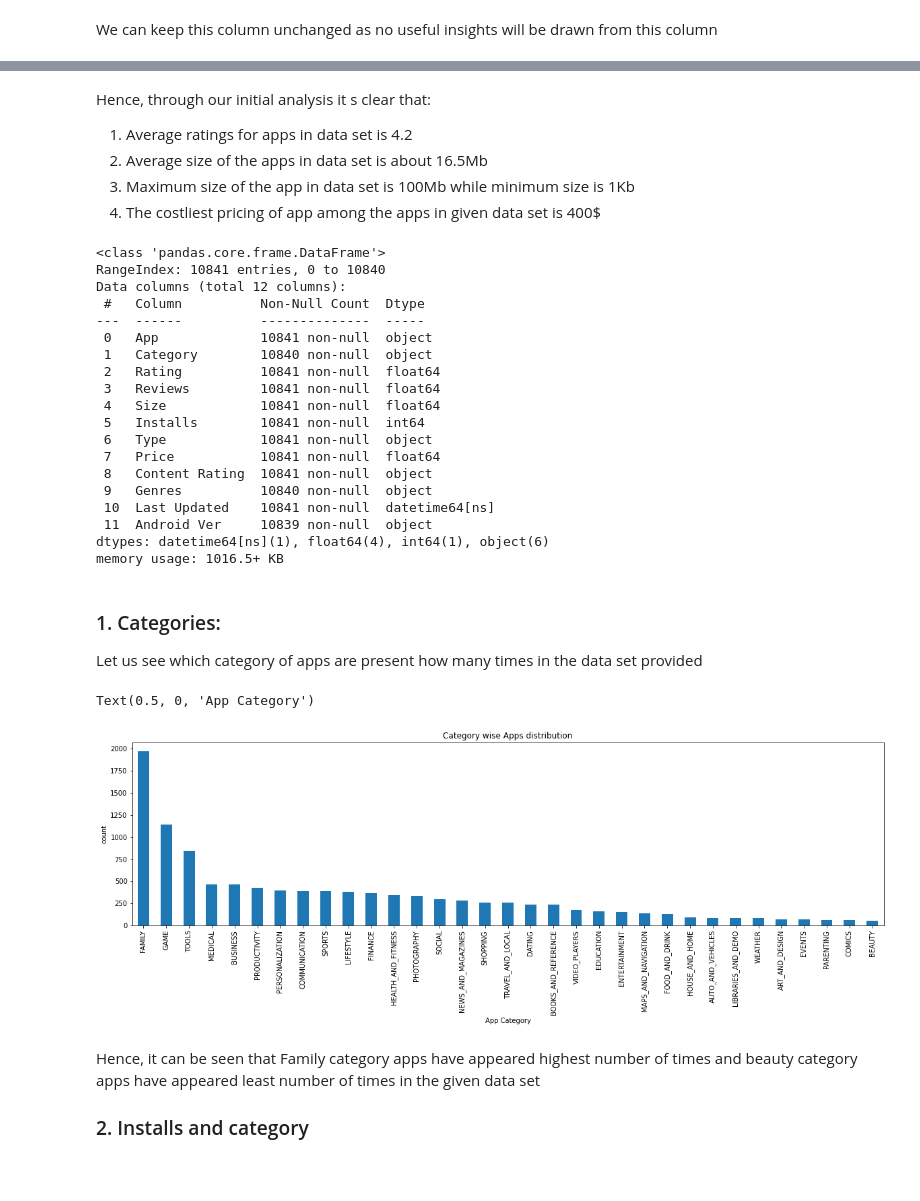
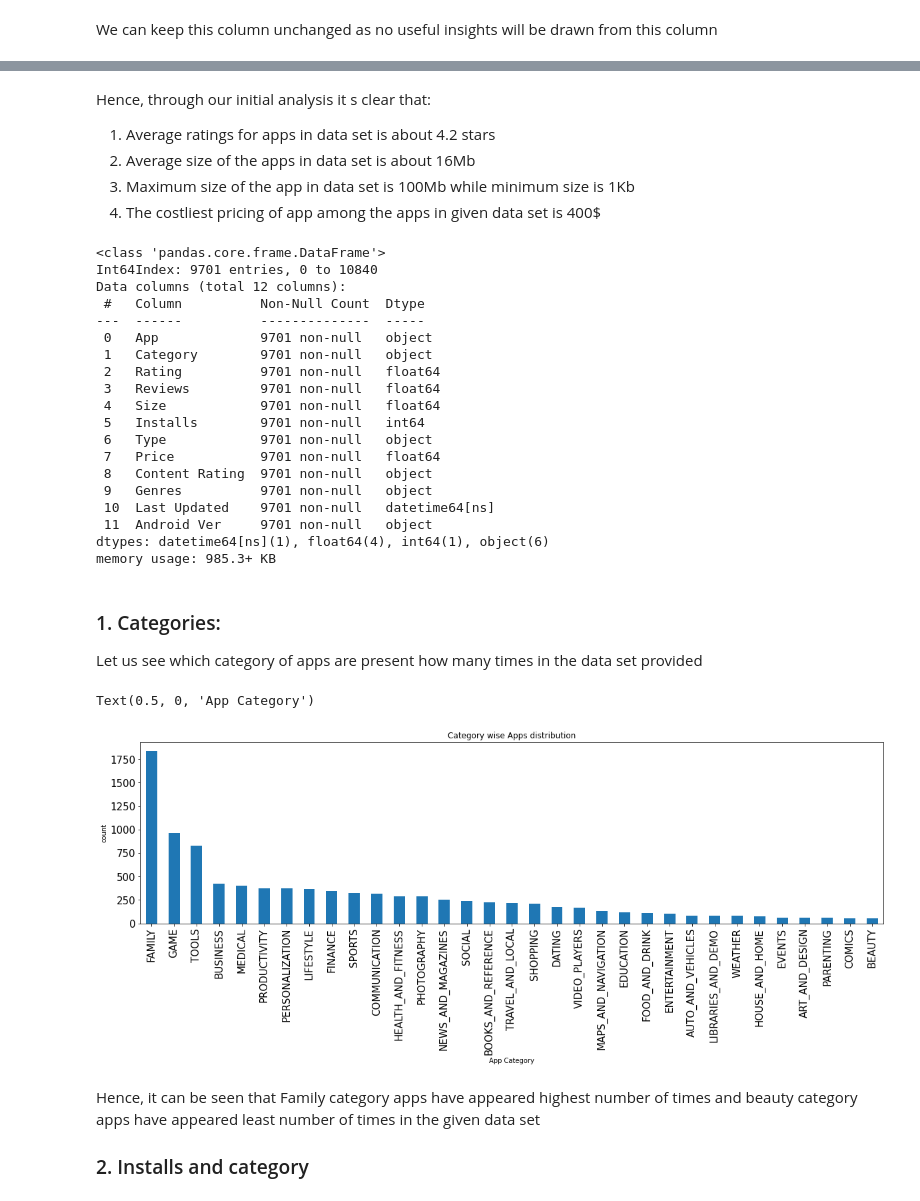
Before and after one commit to Sanjeevhegde009/EDA-Capstone-Project-Playstore-App-Data-Review, a Jupyter notebook: EDA_Capstone_Project_Playstore_App_Reviews.ipynb, the cells around one changed output, grey strips where cells are left out. Drawn from its saved outputs; the diff is of its cells as text; code cells hidden in the pictures; blank space fills up the shorter version.

```diff
--- a/EDA_Capstone_Project_Playstore_App_Reviews.ipynb
+++ b/EDA_Capstone_Project_Playstore_App_Reviews.ipynb
@@ -452,0 +476,3 @@ We can keep this column unchanged as no useful insights will be drawn from this
+# %%
+#It is logical to drop apps if they are found to be last updated on the same date as it is highly likely they have been developed by the same developer
+app_data.drop_duplicates(subset= ['App','Last Updated'], inplace= True)
@@ -458,3 +539,6 @@ app_data.shape
+# %%
+#Since all null values are categorical we can drop the null values
+app_data.dropna(inplace=True)
 # %% [markdown]
 # Summary: Data Cleaning
 1. The 10473rd row is now corrected by shifting it to left by one position thereby matchng the data to corresponding data.
@@ -483,32 +568,32 @@ app_data.describe()
 | max | 5.000000 | 7.815831e+07 | 100000.000000 | 1.000000e+09 | 400.000000 |
 # %% [markdown]
 Hence, through our initial analysis it s clear that:
-1. Average ratings for apps in data set is 4.2
-2. Average size of the apps in data set is about 16.5Mb
+1. Average ratings for apps in data set is about 4.2 stars
+2. Average size of the apps in data set is about 16Mb
 3. Maximum size of the app in data set is 100Mb while minimum size is 1Kb
 4. The costliest pricing of app among the apps in given data set is 400$
 # %%
 app_data.info()
 # %% [output]
 <class 'pandas.core.frame.DataFrame'>
-RangeIndex: 10841 entries, 0 to 10840
+Int64Index: 9701 entries, 0 to 10840
 Data columns (total 12 columns):
  #   Column          Non-Null Count  Dtype
 ---  ------          --------------  -----
- 0   App             10841 non-null  object
- 1   Category        10840 non-null  object
- 2   Rating          10841 non-null  float64
- 3   Reviews         10841 non-null  float64
- 4   Size            10841 non-null  float64
- 5   Installs        10841 non-null  int64
- 6   Type            10841 non-null  object
- 7   Price           10841 non-null  float64
- 8   Content Rating  10841 non-null  object
- 9   Genres          10840 non-null  object
- 10  Last Updated    10841 non-null  datetime64[ns]
- 11  Android Ver     10839 non-null  object
+ 0   App             9701 non-null   object
+ 1   Category        9701 non-null   object
+ 2   Rating          9701 non-null   float64
+ 3   Reviews         9701 non-null   float64
+ 4   Size            9701 non-null   float64
+ 5   Installs        9701 non-null   int64
+ 6   Type            9701 non-null   object
+ 7   Price           9701 non-null   float64
+ 8   Content Rating  9701 non-null   object
+ 9   Genres          9701 non-null   object
+ 10  Last Updated    9701 non-null   datetime64[ns]
+ 11  Android Ver     9701 non-null   object
 dtypes: datetime64[ns](1), float64(4), int64(1), object(6)
-memory usage: 1016.5+ KB
+memory usage: 985.3+ KB
 # %%
 #Setting the chart layouts
 plt.rcParams['figure.figsize']=(20,5)
@@ -520,13 +605,13 @@ Let us see which category of apps are present how many times in the data set pro
 category_apps=app_data['Category'].value_counts()
 # %%
 #Plotting the data
-category_apps.plot(kind='bar')   #specifying the chart type
+category_apps.plot(kind='bar',fontsize=15)   #specifying the chart type
 plt.title('Category wise Apps distribution')    #Specifying the title
 plt.ylabel('count')          #specifying the Y axis label
 plt.xlabel('App Category')   #specifying the X axis label
 # %% [output]
 Text(0.5, 0, 'App Category')
-[figure, old version]
+[figure, new version]
 # %% [markdown]
 Hence, it can be seen that Family category apps have appeared highest number of times and beauty category apps have appeared least number of times in the given data set
 
```
Also changed, not shown: parts of 35 cells of this notebook.
